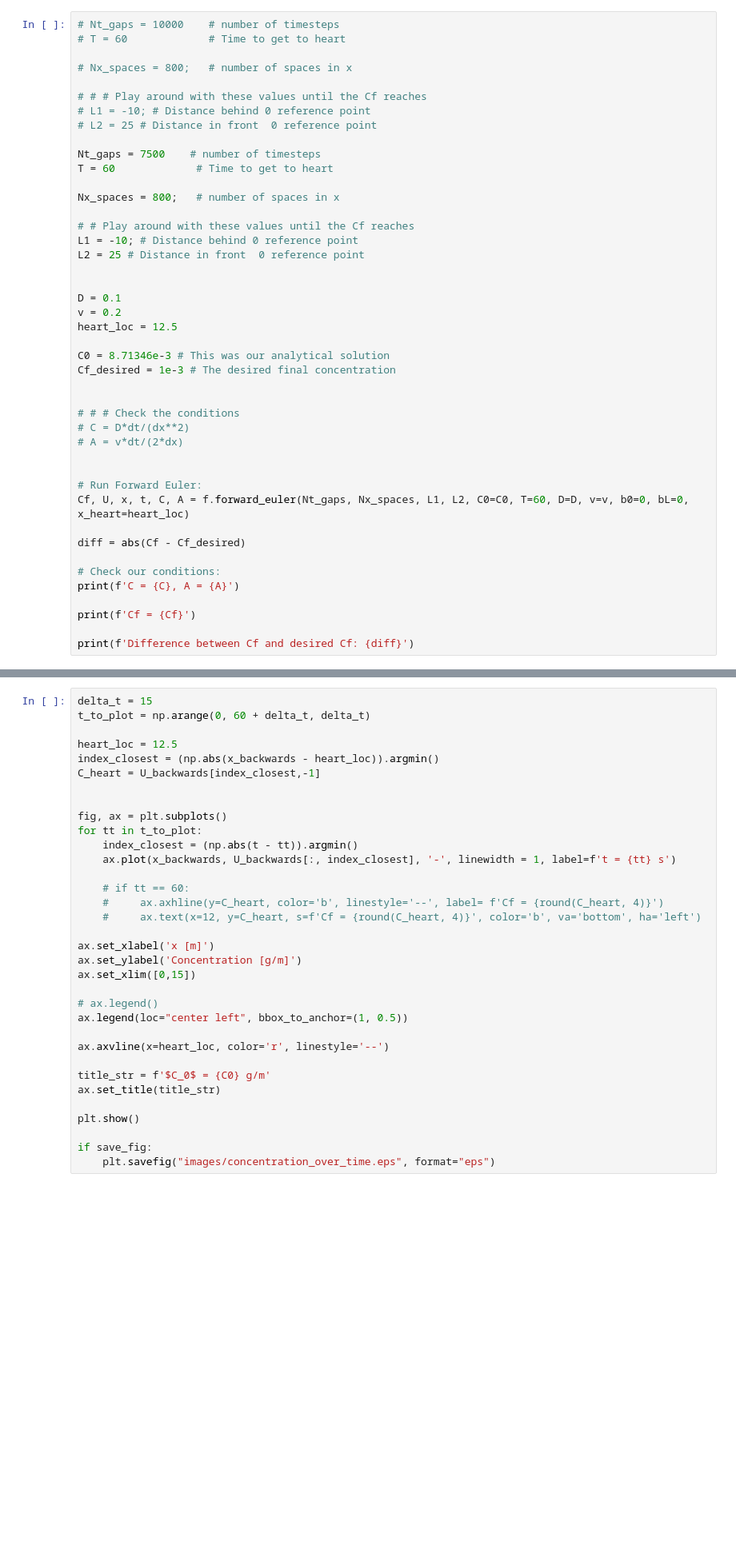
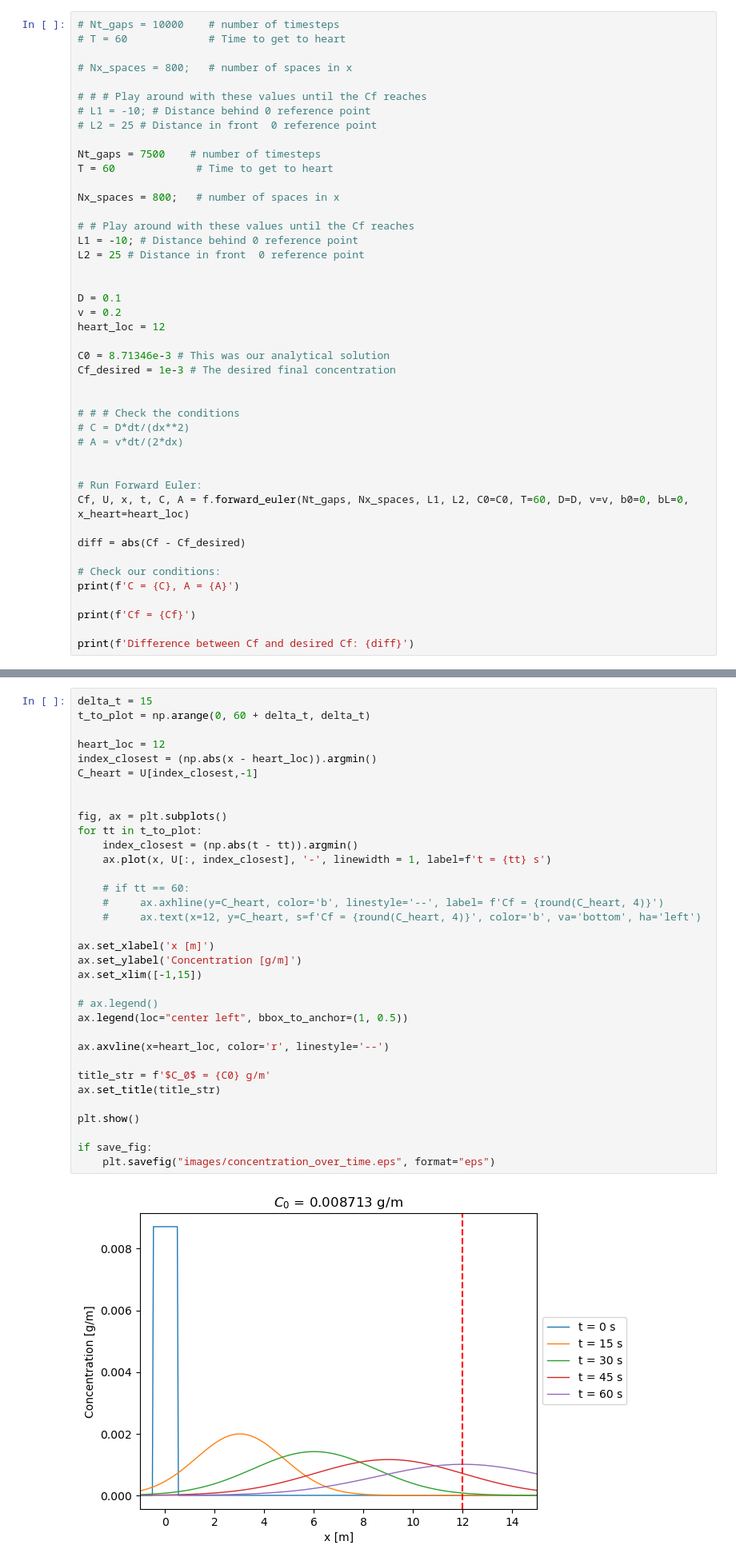
Before and after one commit to mattrflew/ind-maths-project-1-group-10, a Jupyter notebook: verify_analytical_solution.ipynb, the cells around one changed output, grey strips where cells are left out. Shown at 80% size. Drawn from its saved outputs; the diff is of its cells as text; blank space fills up the shorter version.

```diff
--- a/verify_analytical_solution.ipynb
+++ b/verify_analytical_solution.ipynb
@@ -29,7 +29,7 @@ L2 = 25 # Distance in front  0 reference point
 
 D = 0.1
 v = 0.2
-heart_loc = 12.5
+heart_loc = 12
 
 C0 = 8.71346e-3 # This was our analytical solution
 Cf_desired = 1e-3 # The desired final concentration
@@ -121,35 +121,36 @@ Plot many time locations on one figure
 # %%
 delta_t = 15
 t_to_plot = np.arange(0, 60 + delta_t, delta_t)
 
-heart_loc = 12.5
-index_closest = (np.abs(x_backwards - heart_loc)).argmin()
-C_heart = U_backwards[index_closest,-1]
+heart_loc = 12
+index_closest = (np.abs(x - heart_loc)).argmin()
+C_heart = U[index_closest,-1]
 
 
 fig, ax = plt.subplots()
 for tt in t_to_plot:
     index_closest = (np.abs(t - tt)).argmin()
-    ax.plot(x_backwards, U_backwards[:, index_closest], '-', linewidth = 1, label=f't = {tt} s')
+    ax.plot(x, U[:, index_closest], '-', linewidth = 1, label=f't = {tt} s')
 
     # if tt == 60:
     #     ax.axhline(y=C_heart, color='b', linestyle='--', label= f'Cf = {round(C_heart, 4)}')
     #     ax.text(x=12, y=C_heart, s=f'Cf = {round(C_heart, 4)}', color='b', va='bottom', ha='left')
 
 ax.set_xlabel('x [m]')
 ax.set_ylabel('Concentration [g/m]')
-ax.set_xlim([0,15])
+ax.set_xlim([-1,15])
 
 # ax.legend()
 ax.legend(loc="center left", bbox_to_anchor=(1, 0.5))
 
 ax.axvline(x=heart_loc, color='r', linestyle='--')
 
 title_str = f'$C_0$ = {C0} g/m'
 ax.set_title(title_str)
 
 plt.show()
 
 if save_fig:
     plt.savefig("images/concentration_over_time.eps", format="eps")
 # %% [output]
+[figure, new version]
```
Also changed, not shown: parts of 6 cells of this notebook, 11 other files.
